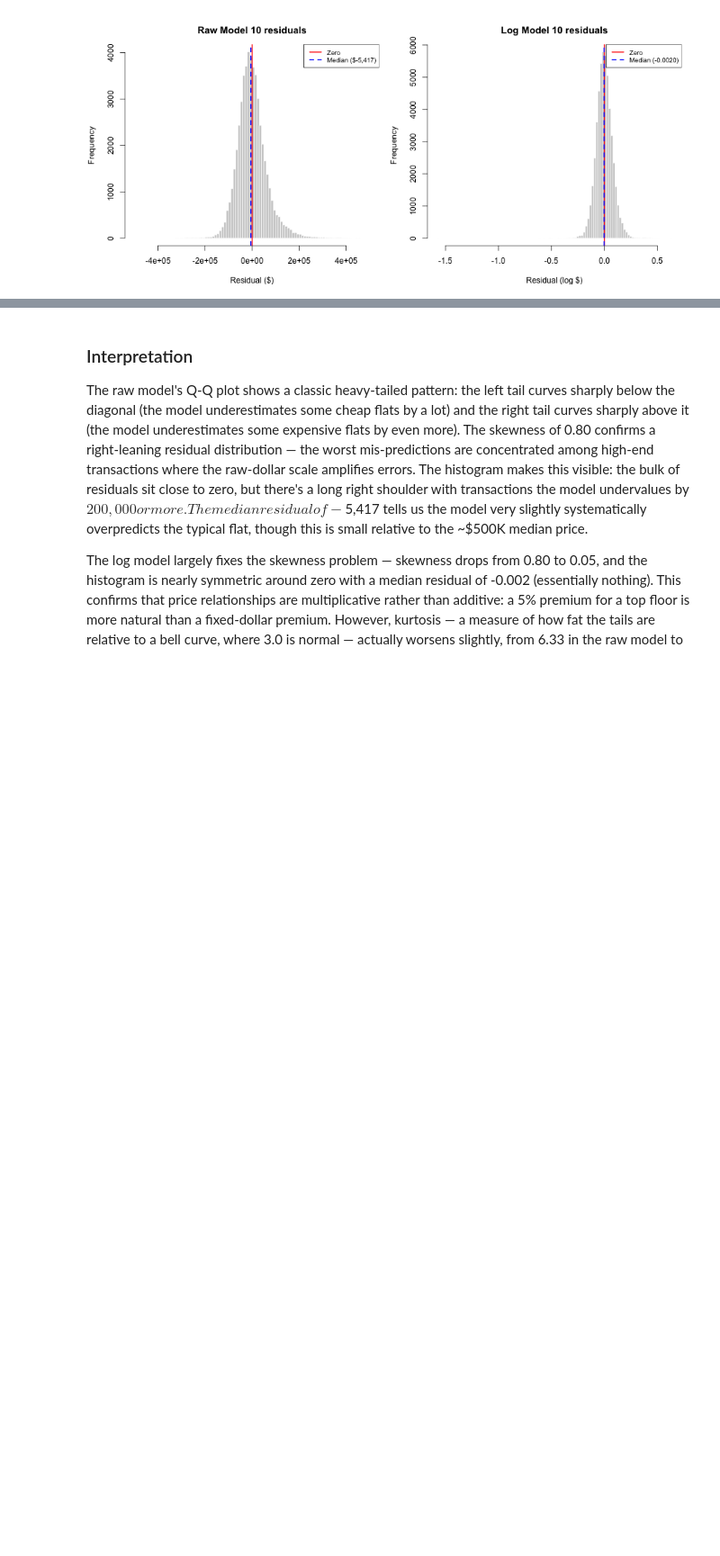
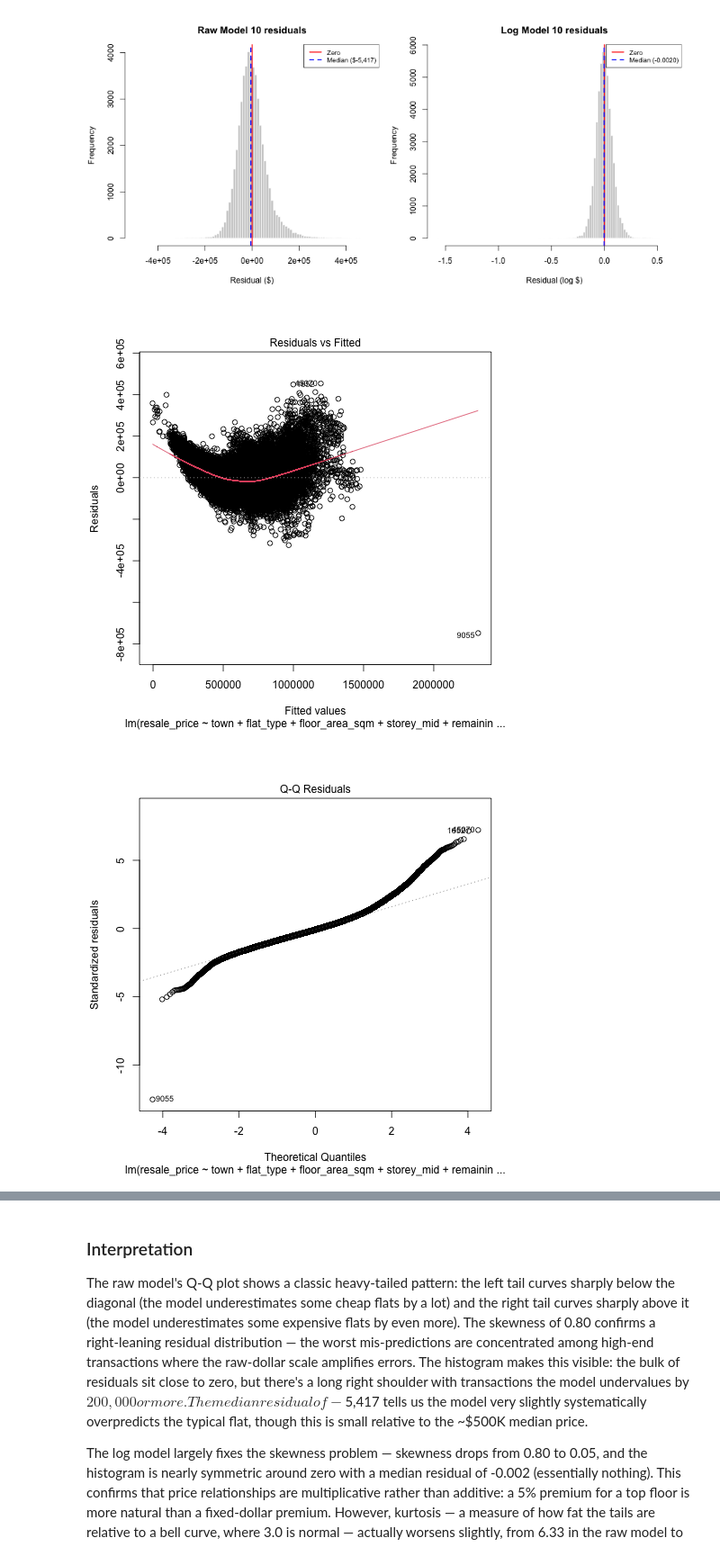
Before and after one commit to wongpeiting/hdb-regression, a Jupyter notebook: 12-model-diagnostics.ipynb, the cells around one changed output, grey strips where cells are left out. Shown at 90% size. Drawn from its saved outputs; the diff is of its cells as text; code cells hidden in the pictures; blank space fills up the shorter version.

```diff
--- a/12-model-diagnostics.ipynb
+++ b/12-model-diagnostics.ipynb
@@ -155,3 +155,9 @@ legend('topright', c('Zero', sprintf('Median (%.4f)',
     col = c('red', 'blue'), lwd = 2, lty = c(1, 2), cex = 0.8)
 # %% [output]
 [figure]
+# %%
+%%R
+plot(model10)
+# %% [output]
+[figure, added]
+[figure, added]
```
Also changed, not shown: parts of 1 cell of this notebook, 24 other files.
